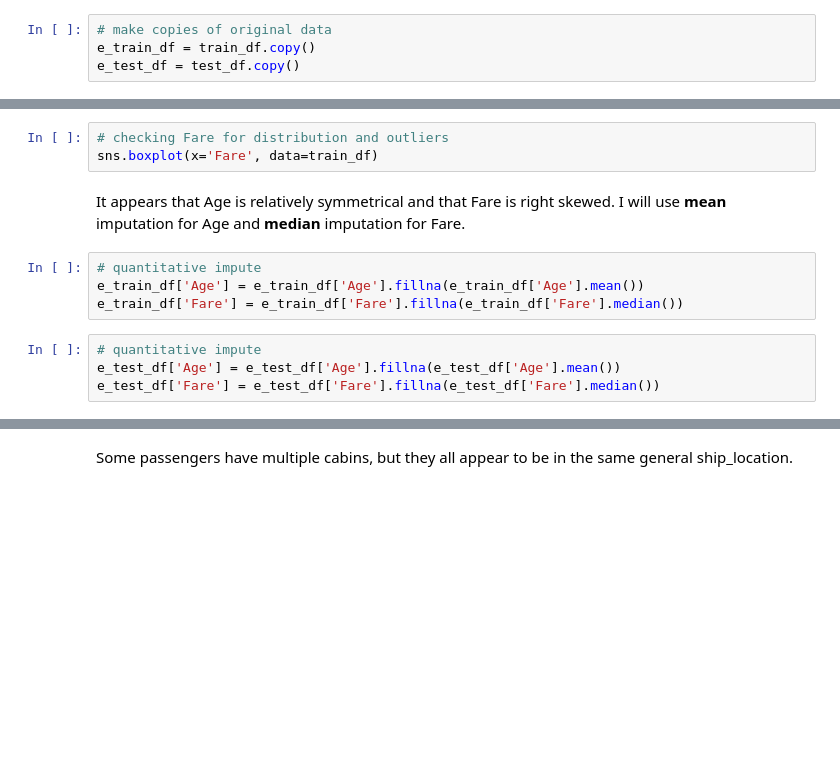
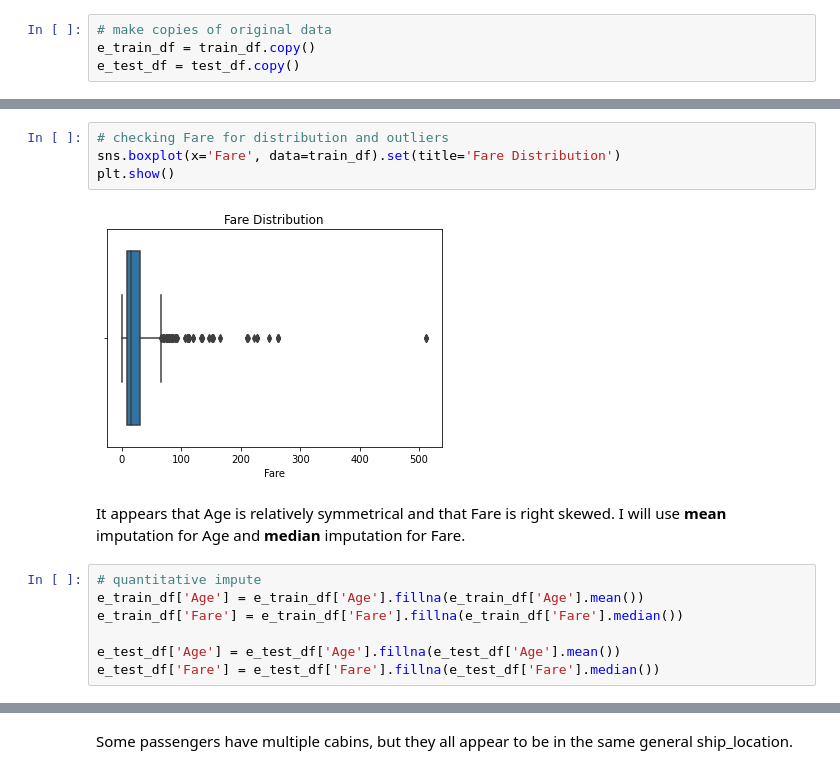
Before and after one commit to levimjoseph/kaggle-public, a Jupyter notebook: titanic-levimjoseph.ipynb, the cells around one changed output, grey strips where cells are left out. Drawn from its saved outputs; the diff is of its cells as text; blank space fills up the shorter version.

```diff
--- a/titanic-levimjoseph.ipynb
+++ b/titanic-levimjoseph.ipynb
@@ -271,16 +316,18 @@ sns.boxplot(x='Age', data=train_df)
 # %%
 # checking Fare for distribution and outliers
-sns.boxplot(x='Fare', data=train_df)
+sns.boxplot(x='Fare', data=train_df).set(title='Fare Distribution')
+plt.show()
+# %% [output]
+[figure, added]
 # %% [markdown]
 It appears that Age is relatively symmetrical and that Fare is right skewed. I will use **mean** imputation for Age and **median** imputation for Fare.
 # %%
 # quantitative impute
 e_train_df['Age'] = e_train_df['Age'].fillna(e_train_df['Age'].mean())
 e_train_df['Fare'] = e_train_df['Fare'].fillna(e_train_df['Fare'].median())
+
+e_test_df['Age'] = e_test_df['Age'].fillna(e_test_df['Age'].mean())
+e_test_df['Fare'] = e_test_df['Fare'].fillna(e_test_df['Fare'].median())
-# %%
-# quantitative impute
-e_test_df['Age'] = e_test_df['Age'].fillna(e_test_df['Age'].mean())
-e_test_df['Fare'] = e_test_df['Fare'].fillna(e_test_df['Fare'].median())
 # %%
 # confirm the imputation worked
 e_train_df.info()
```
Also changed, not shown: parts of 97 cells of this notebook.
